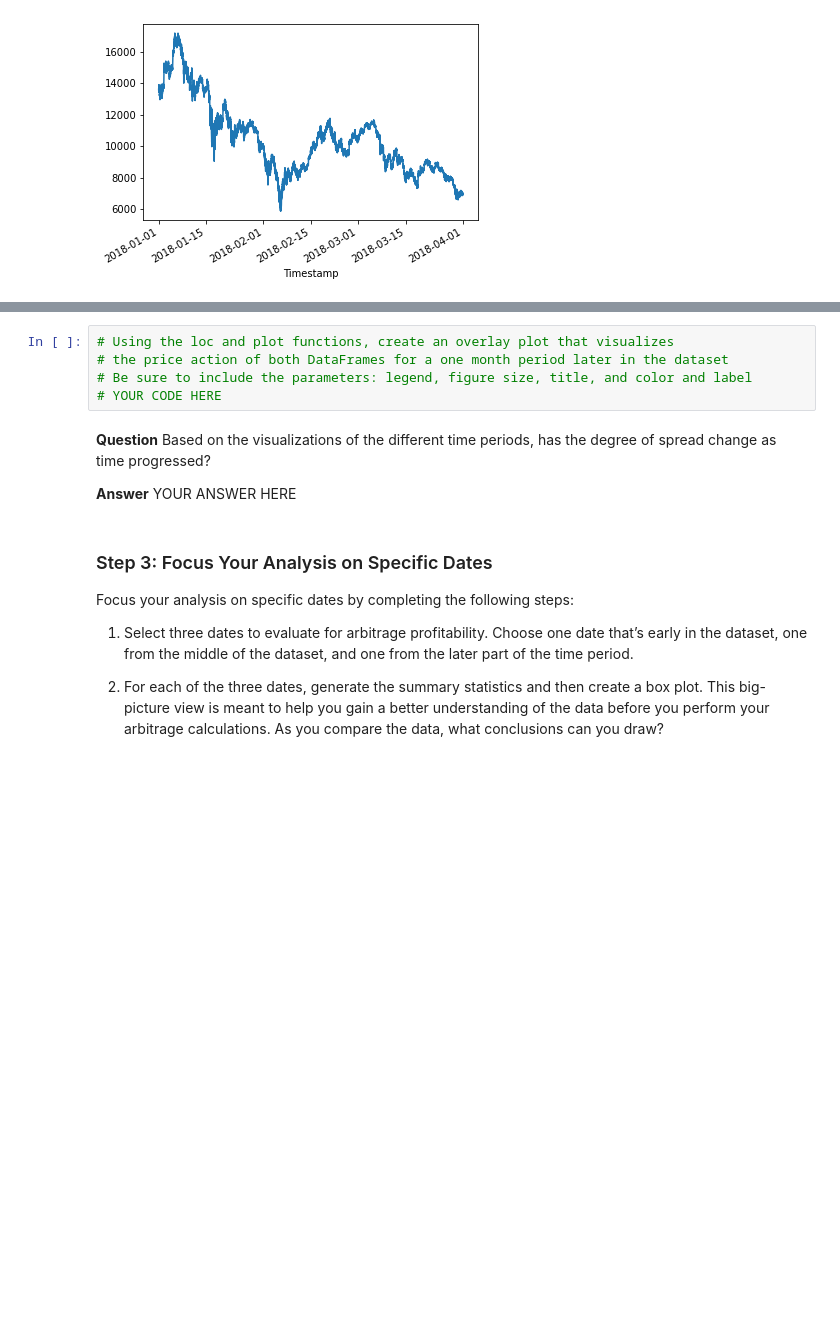
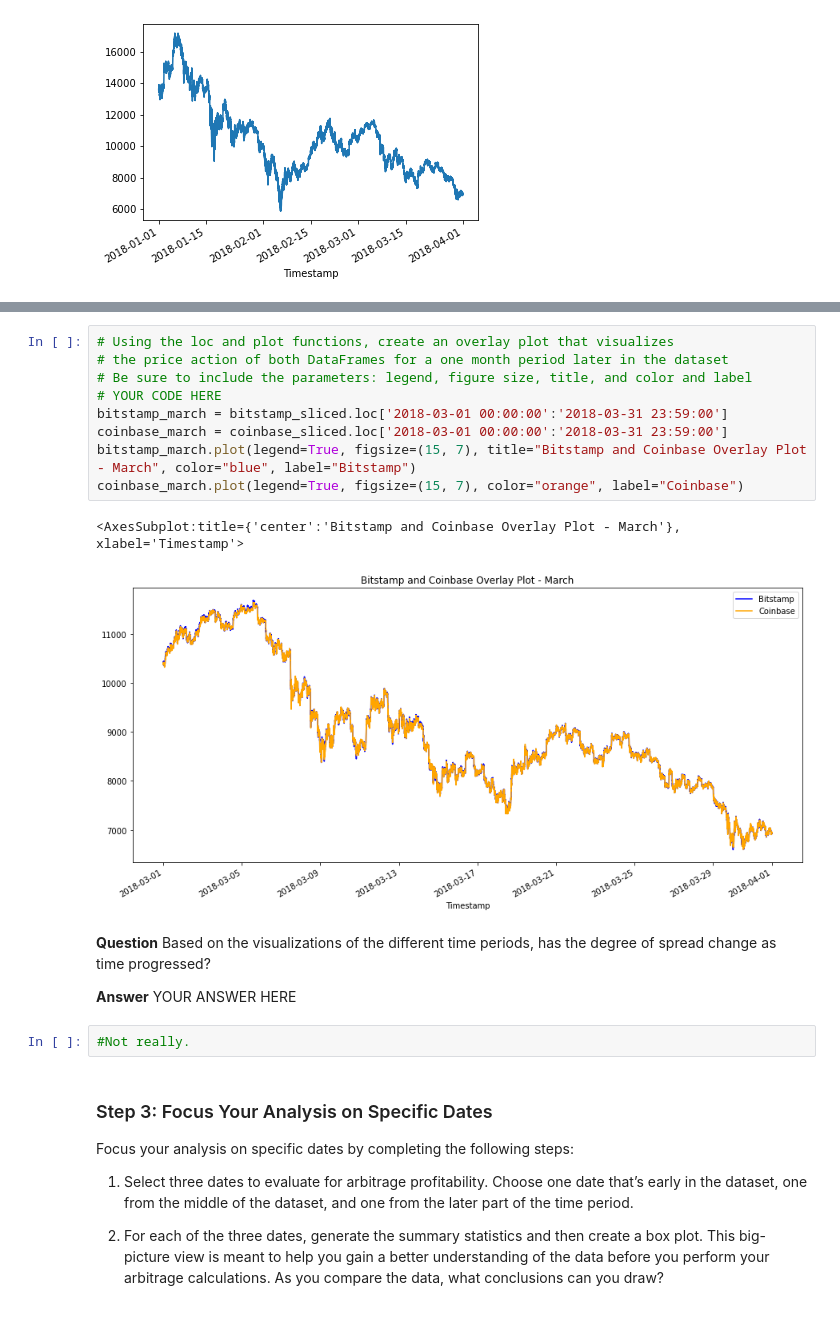
Before and after one commit to stipptracie/Module3_Challenge_Bitcoin, a Jupyter notebook: crypto_arbitrage.ipynb, the cells around one changed output, grey strips where cells are left out. Saved outputs shown, nothing was run; the diff lists cells and outputs as text; blank space fills up the shorter version.

```diff
--- a/crypto_arbitrage.ipynb
+++ b/crypto_arbitrage.ipynb
@@ -279,12 +291,21 @@ coinbase_sliced.plot()
 # %%
 # Using the loc and plot functions, create an overlay plot that visualizes
 # the price action of both DataFrames for a one month period later in the dataset
 # Be sure to include the parameters: legend, figure size, title, and color and label
 # YOUR CODE HERE
+bitstamp_march = bitstamp_sliced.loc['2018-03-01 00:00:00':'2018-03-31 23:59:00']
+coinbase_march = coinbase_sliced.loc['2018-03-01 00:00:00':'2018-03-31 23:59:00']
+bitstamp_march.plot(legend=True, figsize=(15, 7), title="Bitstamp and Coinbase Overlay Plot - March", color="blue", label="Bitstamp")
+coinbase_march.plot(legend=True, figsize=(15, 7), color="orange", label="Coinbase")
+# %% [output]
+<AxesSubplot:title={'center':'Bitstamp and Coinbase Overlay Plot - March'}, xlabel='Timestamp'>
+[figure, added]
 # %% [markdown]
 **Question** Based on the visualizations of the different time periods, has the degree of spread change as time progressed?
 
 **Answer** YOUR ANSWER HERE
+# %%
+#Not really.
 # %% [markdown]
 ### Step 3: Focus Your Analysis on Specific Dates
 
```
Also changed, not shown: parts of 11 cells of this notebook.
